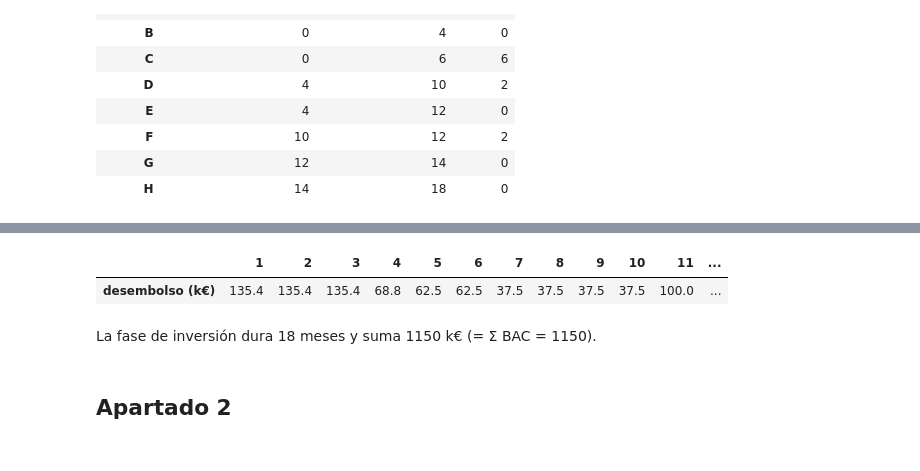
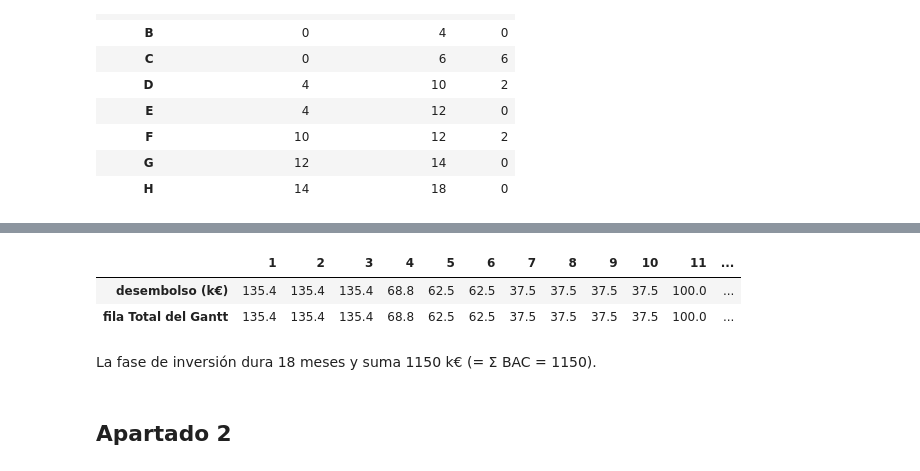
Before and after one commit to mcasl/pmULE, a Jupyter notebook: notebooks/colecciones/17_viabilidad/Viabilidad_02.ipynb, the cells around one changed output, grey strips where cells are left out. Cells and saved outputs as stored; diff of their text form; code cells hidden in the pictures.

```diff
--- a/notebooks/colecciones/17_viabilidad/Viabilidad_02.ipynb
+++ b/notebooks/colecciones/17_viabilidad/Viabilidad_02.ipynb
@@ -324,0 +327,8 @@ proyecto.pert(durations=datos_proyecto['duration'], ranksep=1)
+# %%
+#| fig-cap: "Gantt con el coste mensual de cada actividad (k€): la fila Total es el desembolso del mes"
+#| label: fig-ganttCostes
+datos_gantt = datos_proyecto.copy()
+datos_gantt['coste_mensual'] = datos_gantt['BAC'] / datos_gantt['duration']
+gantt_costes, dibujo = proyecto.gantt(datos_gantt, 'duration', 'coste_mensual', total='ambas', acumulado=True, tikz=True,
+                                      params=dict(inner_text_digits=1, **GANTT_PARAMS))
+pinta_tikz(dibujo)
@@ -325,19 +337,21 @@ proyecto.pert(durations=datos_proyecto['duration'], ranksep=1)
 # %%
 def desembolsos(cal, dur, duraciones=None):
     '''Desembolso de cada mes (1..T) repartiendo el BAC de cada actividad uniformemente.'''
     duraciones = datos_proyecto['duration'] if duraciones is None else duraciones
     pagos = pd.Series(0.0, index=range(1, int(dur) + 1))
     for a, fila in datos_proyecto.iterrows():
         es, d = int(cal.loc[a, 'inicio_mas_temprano']), int(duraciones[a])
         for m in range(es + 1, es + d + 1):
             pagos[m] += fila['BAC'] / d
     return pagos
 pagos = desembolsos(calendario, duracion)
-display(pagos.round(1).to_frame('desembolso (k€)').T)
+fila_total = gantt_costes.data.loc['Total'].drop('Total', errors='ignore').astype(float)
+display(pd.DataFrame({'desembolso (k€)': pagos, 'fila Total del Gantt': fila_total.values[:len(pagos)]}).round(1).T)
 Markdown(f'La fase de inversión dura {duracion} meses y suma {pagos.sum():.0f} k€ (= Σ BAC = {I0:.0f}).')
 # %% [output]
 |  | 1 | 2 | 3 | 4 | 5 | 6 | 7 | 8 | 9 | 10 | 11 | ... |
 | desembolso (k€) | 135.4 | 135.4 | 135.4 | 68.8 | 62.5 | 62.5 | 37.5 | 37.5 | 37.5 | 37.5 | 100.0 | ... |
+| fila Total del Gantt | 135.4 | 135.4 | 135.4 | 68.8 | 62.5 | 62.5 | 37.5 | 37.5 | 37.5 | 37.5 | 100.0 | ... |
 La fase de inversión dura 18 meses y suma 1150 k€ (= Σ BAC = 1150).
 # %% [markdown]
 ## Apartado 2
```
Also changed, not shown: parts of 2 cells of this notebook, 6 other files.
